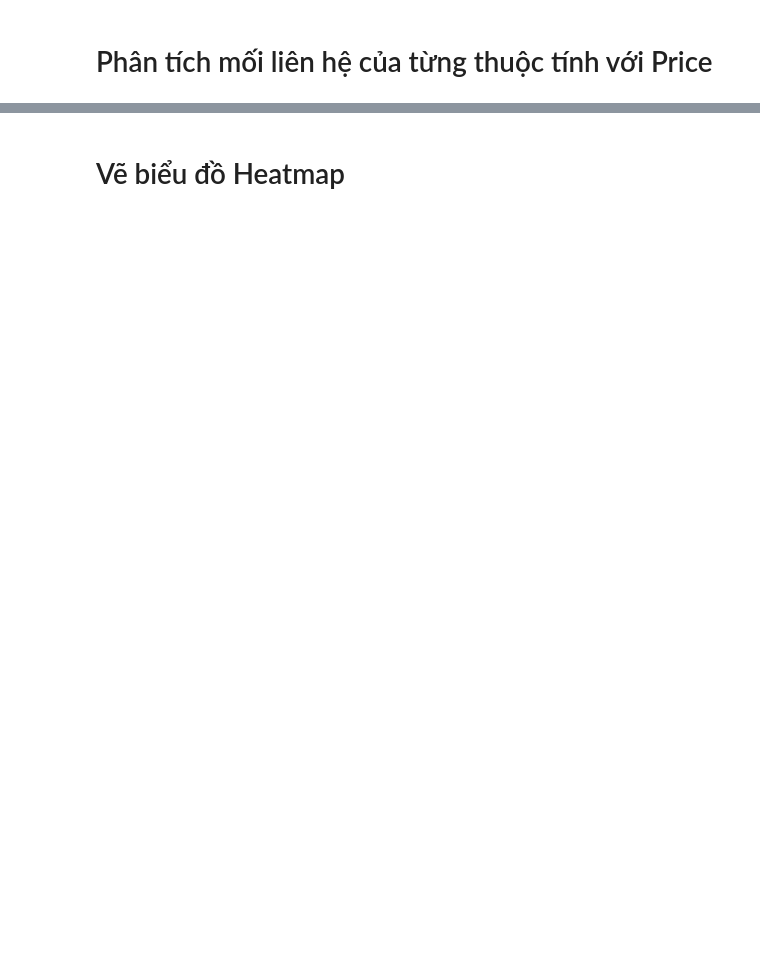
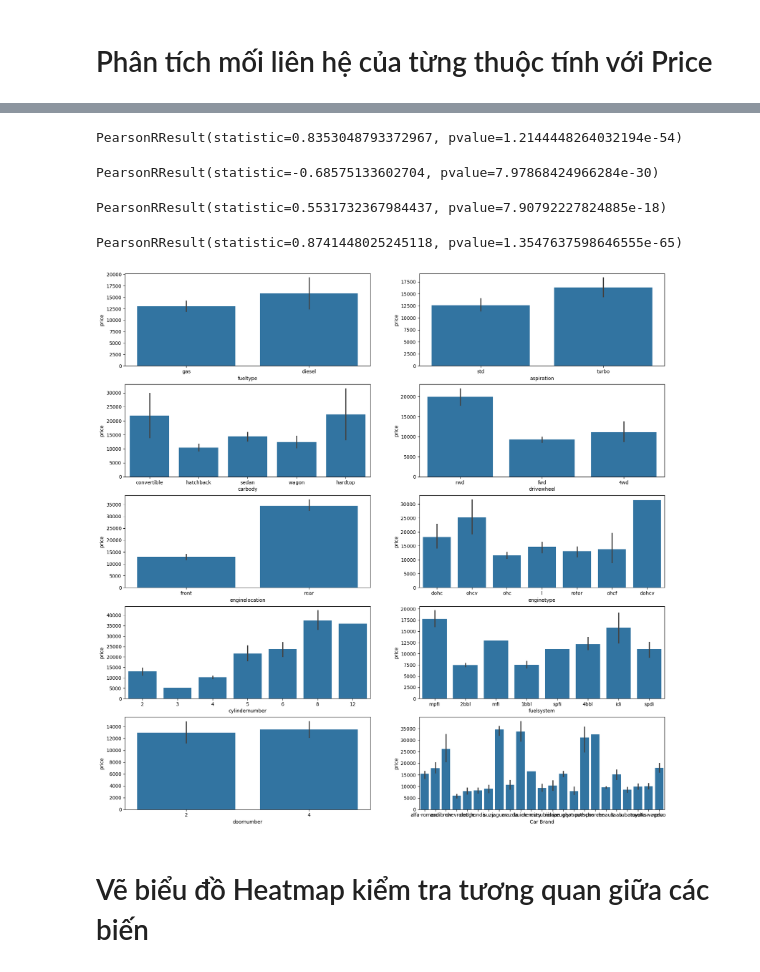
Before and after one commit to nthvinh03/Homework, a Jupyter notebook: Case_Study.ipynb, the cells around one changed output, grey strips where cells are left out. Cells and saved outputs as stored; diff of their text form; code cells hidden in the pictures; blank space fills up the shorter version.

```diff
--- a/Case_Study.ipynb
+++ b/Case_Study.ipynb
@@ -202,0 +295,24 @@ plt.show()
+# %%
+# urbweight
+stats.pearsonr(df['curbweight'],df['price'])
+# pvalue=1.2144448264032194e-54 <0.05 -> có tương quan với giá
+# %% [output]
+PearsonRResult(statistic=0.8353048793372967, pvalue=1.2144448264032194e-54)
+# %%
+# citympg
+stats.pearsonr(df['citympg'],df['price'])
+# pvalue=7.97868424966284e-30 -> có tương quan với giá
+# %% [output]
+PearsonRResult(statistic=-0.68575133602704, pvalue=7.97868424966284e-30)
+# %%
+# boreratio
+stats.pearsonr(df['boreratio'],df['price'])
+#pvalue=7.90792227824885e-18 <0.05 -> có tương quan với giá
+# %% [output]
+PearsonRResult(statistic=0.5531732367984437, pvalue=7.90792227824885e-18)
+# %%
+# enginesize
+stats.pearsonr(df['enginesize'],df['price'])
+# pvalue=1.3547637598646555e-65 <0.05 -> có tương quan với giá
+# %% [output]
+PearsonRResult(statistic=0.8741448025245118, pvalue=1.3547637598646555e-65)
@@ -203,5 +321,20 @@ plt.show()
+# %%
+fig, axs = plt.subplots(5, 2, figsize=(20,20))
+sns.barplot(x='fueltype', y='price', data=df, ax=axs[0][0])
+sns.barplot(x='aspiration', y='price', data=df, ax=axs[0][1])
+sns.barplot(x='carbody', y='price', data=df, ax=axs[1][0])
+sns.barplot(x='drivewheel', y='price', data=df, ax=axs[1][1])
+sns.barplot(x='enginelocation', y='price', data=df, ax=axs[2][0])
+sns.barplot(x='enginetype', y='price', data=df, ax=axs[2][1])
+sns.barplot(x='cylindernumber', y='price', data=df, ax=axs[3][0])
+sns.barplot(x='fuelsystem', y='price', data=df, ax=axs[3][1])
+sns.barplot(x='doornumber',y='price',data=df,ax=axs[4][0])
+sns.barplot(x='Car Brand',y='price',data=df,ax=axs[4][1])
+plt.show()
+# %% [output]
+[figure, added]
 # %% [markdown]
-# Vẽ biểu đồ Heatmap
+# Vẽ biểu đồ Heatmap kiểm tra tương quan giữa các biến
 # %%
 df.columns
 # %% [output]
```
Also changed, not shown: parts of 81 cells of this notebook, 1 other file.
